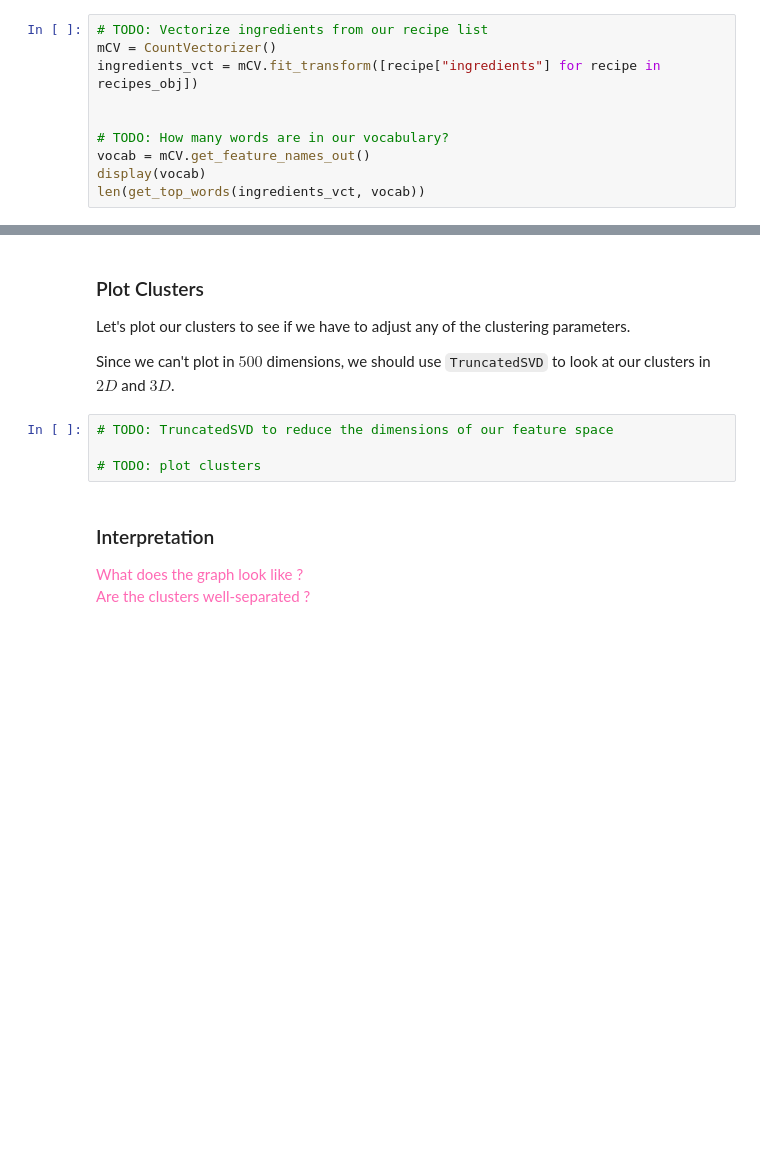
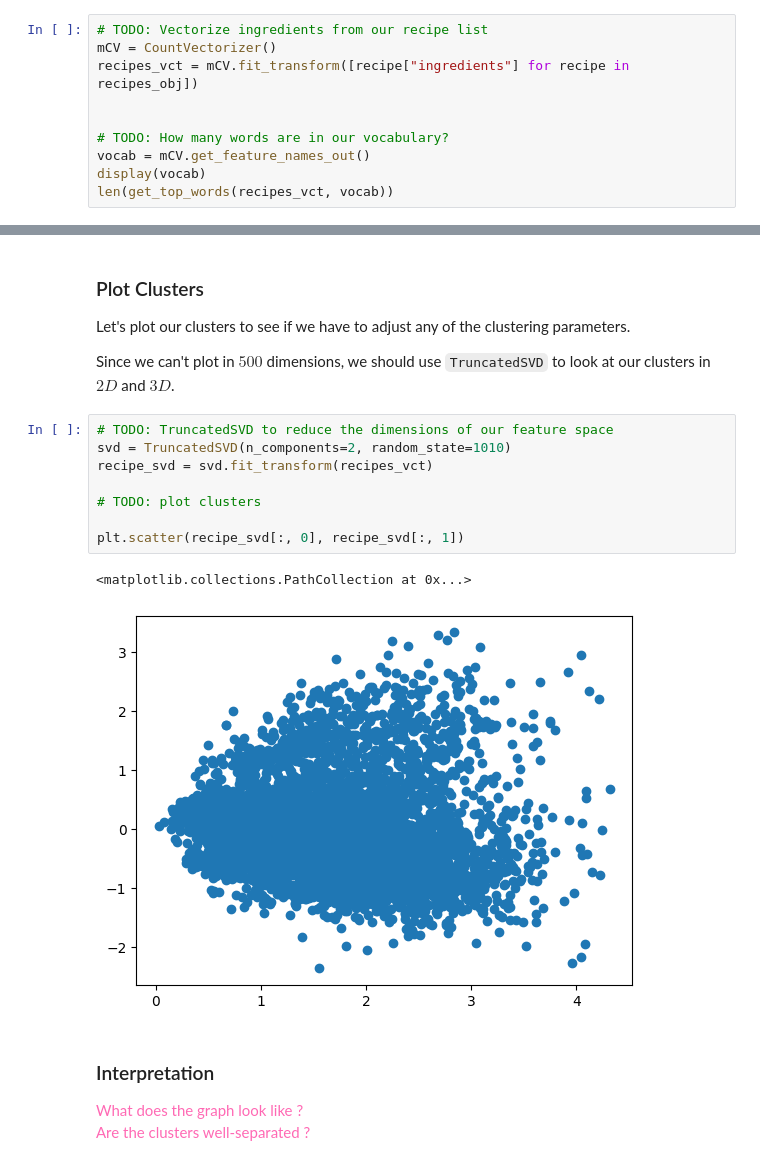
Before and after one commit to kaoriogawa-PSAM-5020-spring2026/Homework10, a Jupyter notebook: Homework10.ipynb, the cells around one changed output, grey strips where cells are left out. Cells and saved outputs as stored; diff of their text form; blank space fills up the shorter version.

```diff
--- a/Homework10.ipynb
+++ b/Homework10.ipynb
@@ -166,13 +166,13 @@ The resulting matrix will have one row for each recipe, and the columns will enc
 # %%
 # TODO: Vectorize ingredients from our recipe list
 mCV = CountVectorizer()
-ingredients_vct = mCV.fit_transform([recipe["ingredients"] for recipe in recipes_obj])
+recipes_vct = mCV.fit_transform([recipe["ingredients"] for recipe in recipes_obj])
 
 
 # TODO: How many words are in our vocabulary?
 vocab = mCV.get_feature_names_out()
 display(vocab)
-len(get_top_words(ingredients_vct, vocab))
+len(get_top_words(recipes_vct, vocab))
 # %% [output]
 array(['adobo', 'agave', 'allspice', 'almond', 'amchur', 'american',
        'ancho', 'anchovy', 'andouille', 'angel', 'anise', 'apple',
@@ -247,8 +241,15 @@ Let's plot our clusters to see if we have to adjust any of the clustering parame
 Since we can't plot in $500$ dimensions, we should use `TruncatedSVD` to look at our clusters in $2D$ and $3D$.
 # %%
 # TODO: TruncatedSVD to reduce the dimensions of our feature space
+svd = TruncatedSVD(n_components=2, random_state=1010)
+recipe_svd = svd.fit_transform(recipes_vct)
 
 # TODO: plot clusters
+
+plt.scatter(recipe_svd[:, 0], recipe_svd[:, 1])
+# %% [output]
+<matplotlib.collections.PathCollection at 0x...>
+[figure, added]
 # %% [markdown]
 ### Interpretation
 
```
Also changed, not shown: parts of 5 cells of this notebook.
